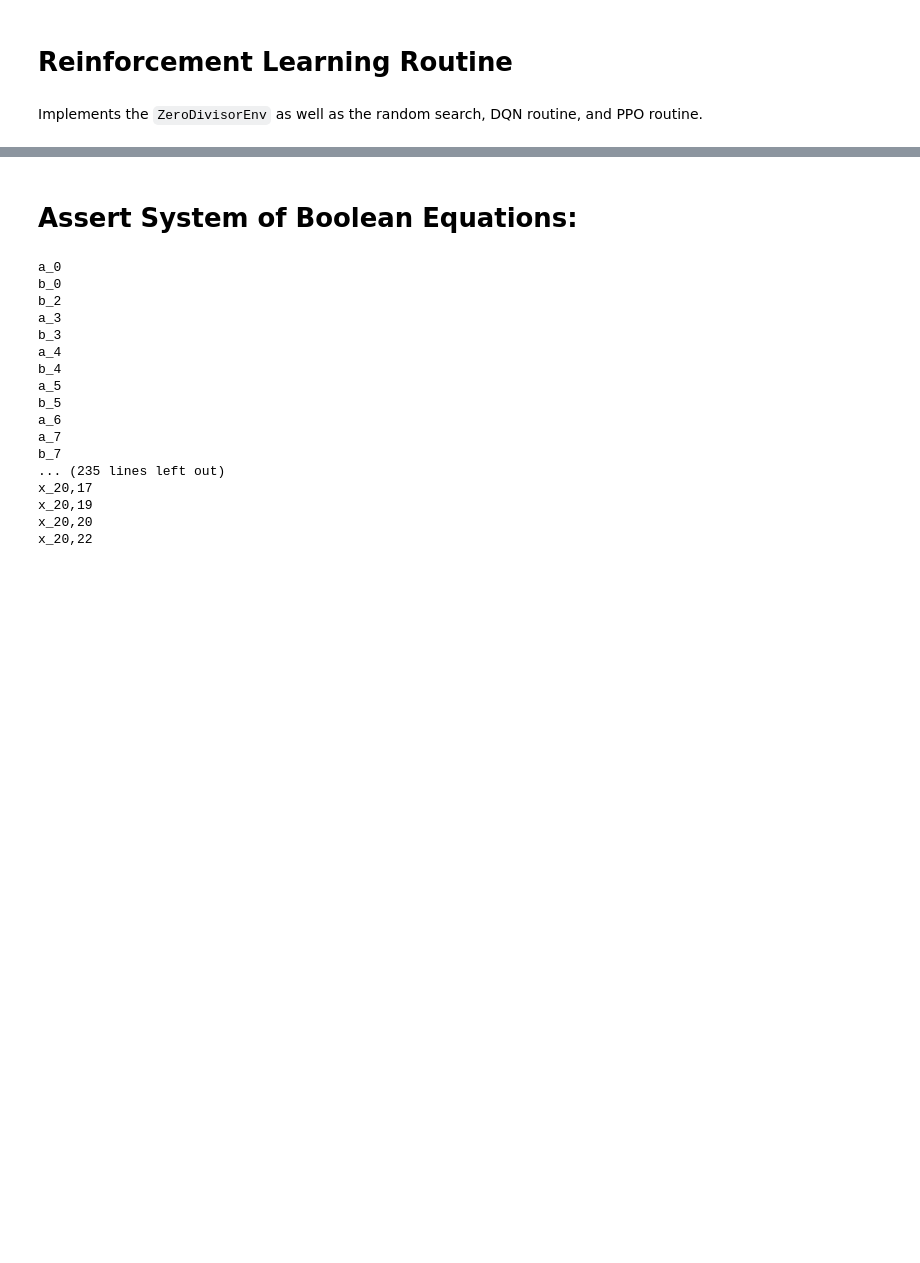
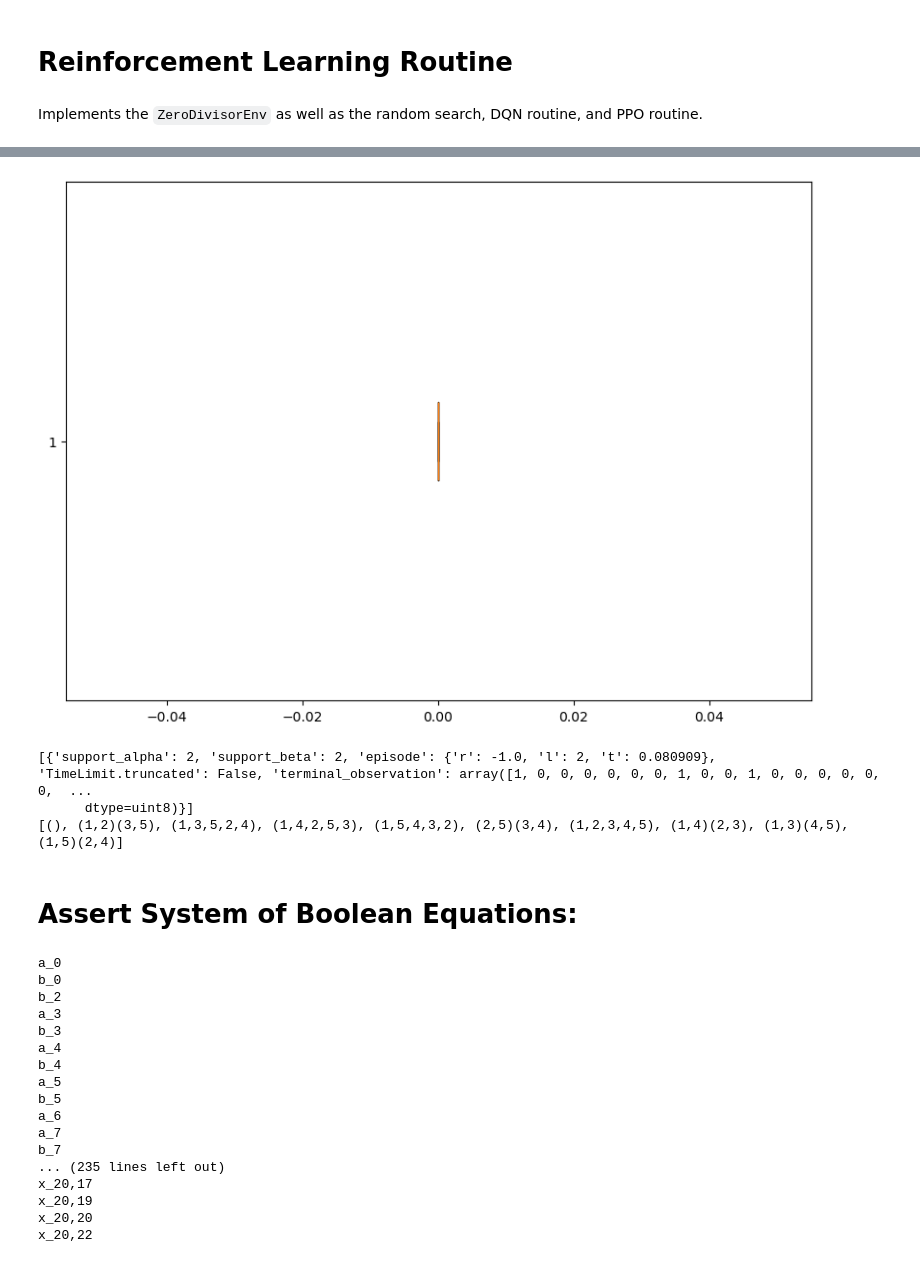
Before and after one commit to adelkhafizova/ai_in_math, a Jupyter notebook: kaplansky_zero_divisors/find_counterexamples.ipynb, the cells around one changed output, grey strips where cells are left out. Cells and saved outputs as stored; diff of their text form; code cells hidden in the pictures; blank space fills up the shorter version.

```diff
--- a/kaplansky_zero_divisors/find_counterexamples.ipynb
+++ b/kaplansky_zero_divisors/find_counterexamples.ipynb
@@ -239,7 +249,5 @@ from stable_baselines3.common.vec_env import SubprocVecEnv
 # %%
-TRAINING_STEPS = 25000
-
-def dqn_search(G, n=5, n_envs=NUM_ENVS, num_steps=MAX_EPISODE_STEPS, training_steps=TRAINING_STEPS, dqn_kwargs = None, seed=None):
+def dqn_search(G, n=5, n_envs=8, num_steps=10_000, training_steps=25_000, dqn_kwargs = None, seed=None):
     """
     Trains a DQN model on the ZeroDivisorEnv.
 
@@ -265,10 +273,14 @@ def dqn_search(G, n=5, n_envs=NUM_ENVS, num_steps=MAX_EPISODE_STEPS, training_st
     model.learn(total_timesteps=training_steps)
     model.save("dqn_zerodivisor")
 
+    vec_env.close()
+    vec_env = make_vec_env("ZeroDivisorEnv", n_envs=n_envs, env_kwargs={"N": ball_size, "factors_to_product": factors_to_product}, seed=seed)
     vec_env.seed(seed)
+    print("DQN Test Starts Now:")
+    print("-------------------------------------------")
     obs = vec_env.reset()
-    for _ in range(MAX_EPISODE_STEPS):
-        action, _states = model.predict(obs)
+    for _ in range(num_steps):
+        action, _states = model.predict(obs, deterministic=True)
         obs, rewards, dones, info = vec_env.step(action)
     return rewards
 # %%
@@ -364,3 +727,27 @@ DQN Avg:  -0.09152111
+# %%
+fig = plt.figure(figsize =(10, 7))
+
+plt.boxplot(dqn, orientation='horizontal')
+plt.show()
+# %% [output]
+[figure, added]
+# %%
+from stable_baselines3.common.vec_env import DummyVecEnv
+
+vec_env = make_vec_env(ZeroDivisorEnv, n_envs=1, vec_env_cls=DummyVecEnv, env_kwargs={"N": ball_size, "factors_to_product": factors_to_product})
+model = DQN.load("dqn_zerodivisor")
+
+obs = vec_env.reset()
+rewards = -1.0
+while rewards != 0:
+    action, _states = model.predict(obs, deterministic=True)
+    obs, rewards, dones, info = vec_env.step(action)
+print(info)
+print(B)
+# %% [output]
+[{'support_alpha': 2, 'support_beta': 2, 'episode': {'r': -1.0, 'l': 2, 't': 0.080909}, 'TimeLimit.truncated': False, 'terminal_observation': array([1, 0, 0, 0, 0, 0, 0, 1, 0, 0, 1, 0, 0, 0, 0, 0, 0,  ...
+      dtype=uint8)}]
+[(), (1,2)(3,5), (1,3,5,2,4), (1,4,2,5,3), (1,5,4,3,2), (2,5)(3,4), (1,2,3,4,5), (1,4)(2,3), (1,3)(4,5), (1,5)(2,4)]
 # %% [markdown]
 # Assert System of Boolean Equations:
 # %%
```
Also changed, not shown: parts of 15 cells of this notebook, 1 other file.
